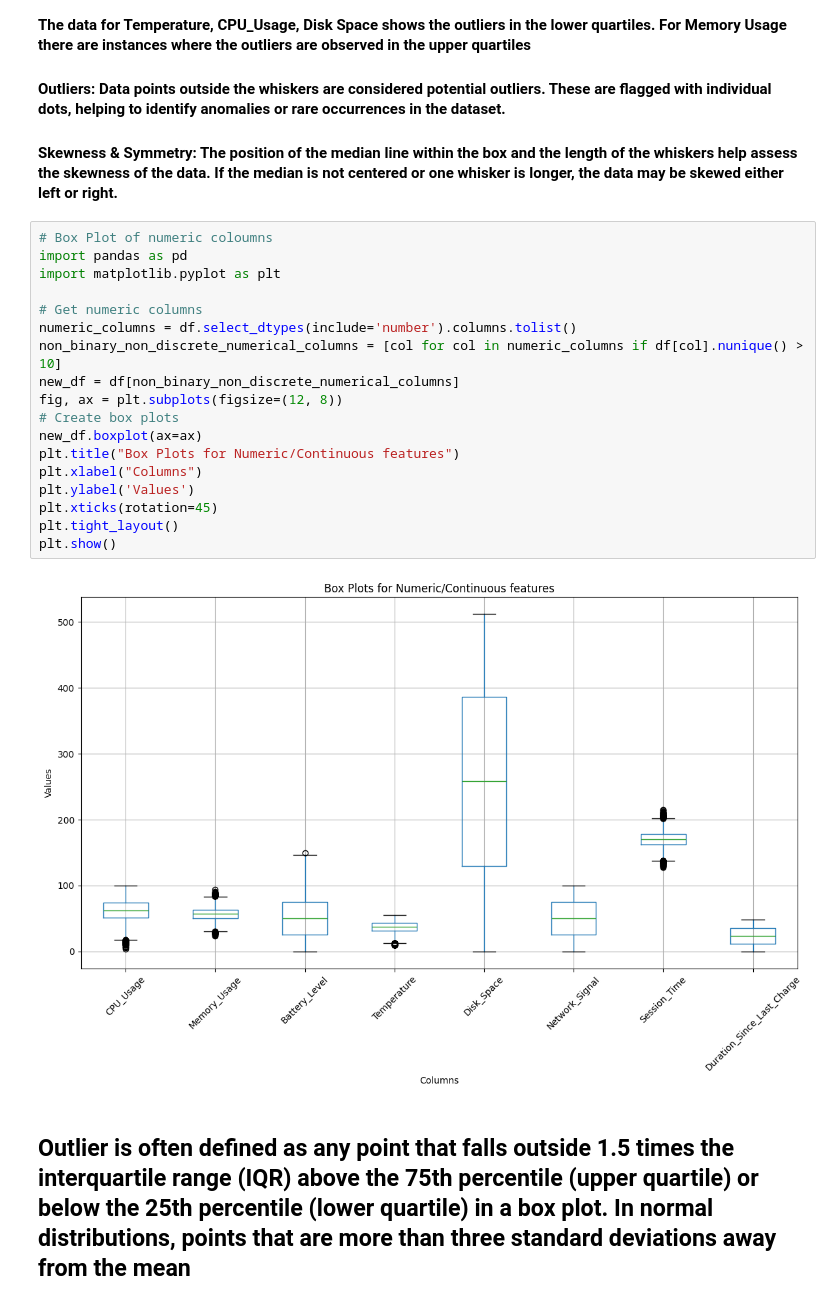
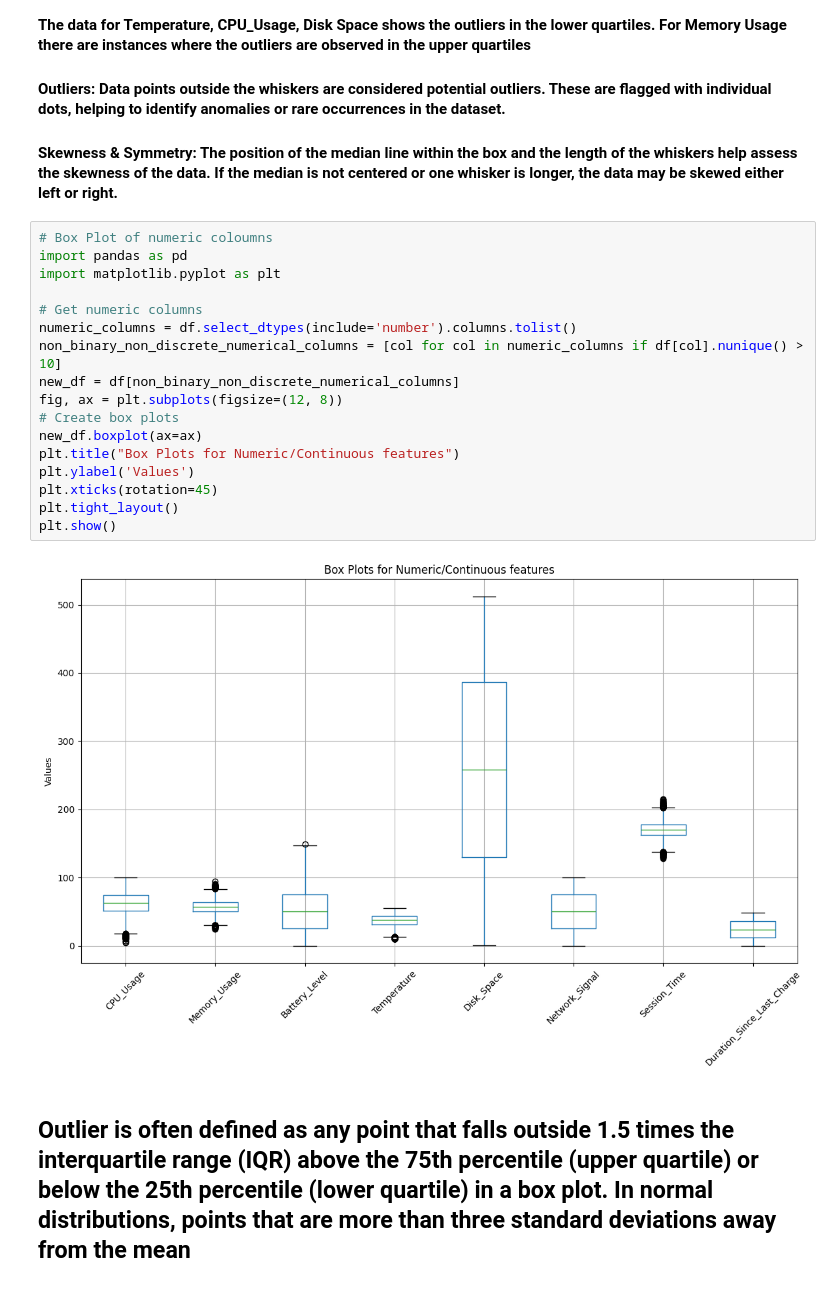
Before and after one commit to dkkh87/EDA-System-Crash-DS-Project, a Jupyter notebook: eda/IDS_Assignment-4.ipynb, the cells around one changed output. Saved outputs shown, nothing was run; the diff lists cells and outputs as text.

```diff
--- a/eda/IDS_Assignment-4.ipynb
+++ b/eda/IDS_Assignment-4.ipynb
@@ -100,23 +100,22 @@ plt.show()
 # %%
 # Box Plot of numeric coloumns
 import pandas as pd
 import matplotlib.pyplot as plt
 
 # Get numeric columns
 numeric_columns = df.select_dtypes(include='number').columns.tolist()
 non_binary_non_discrete_numerical_columns = [col for col in numeric_columns if df[col].nunique() > 10]
 new_df = df[non_binary_non_discrete_numerical_columns]
 fig, ax = plt.subplots(figsize=(12, 8))
 # Create box plots
 new_df.boxplot(ax=ax)
 plt.title("Box Plots for Numeric/Continuous features")
-plt.xlabel("Columns")
 plt.ylabel('Values')
 plt.xticks(rotation=45)
 plt.tight_layout()
 plt.show()
 # %% [output]
-[figure, old version]
+[figure, new version]
 # %% [markdown]
 ## Outlier is often defined as any point that falls outside 1.5 times the interquartile range (IQR) above the 75th percentile (upper quartile) or below the 25th percentile (lower quartile) in a box plot. In normal distributions, points that are more than three standard deviations away from the mean
 # %% [markdown]
```
Also changed, not shown: parts of 1 cell of this notebook.
